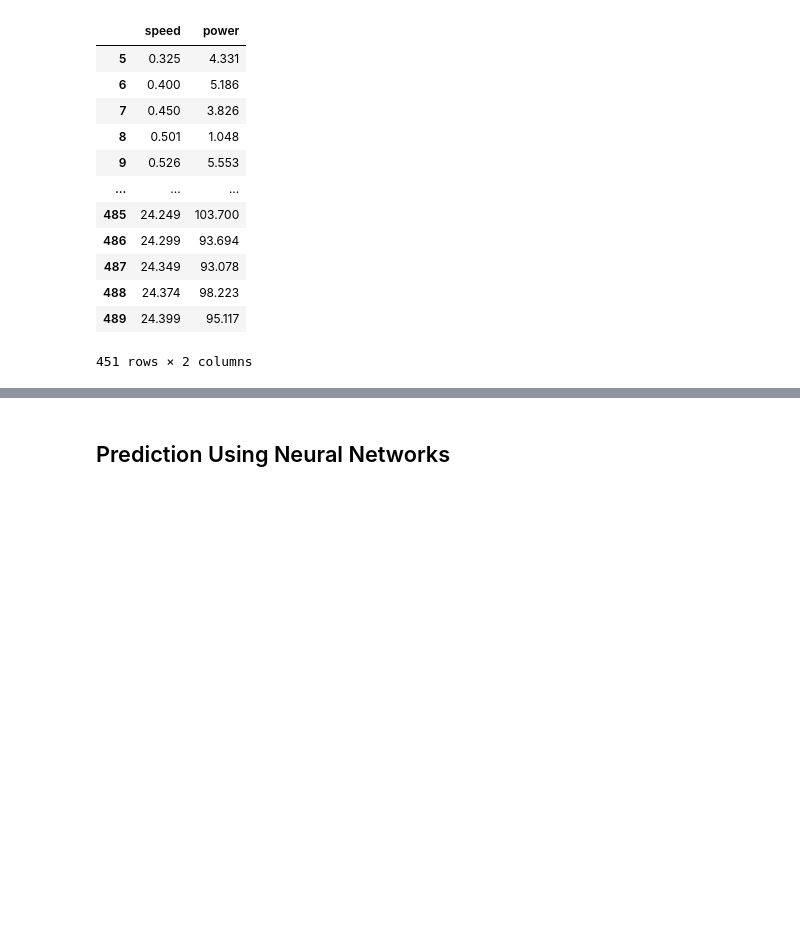
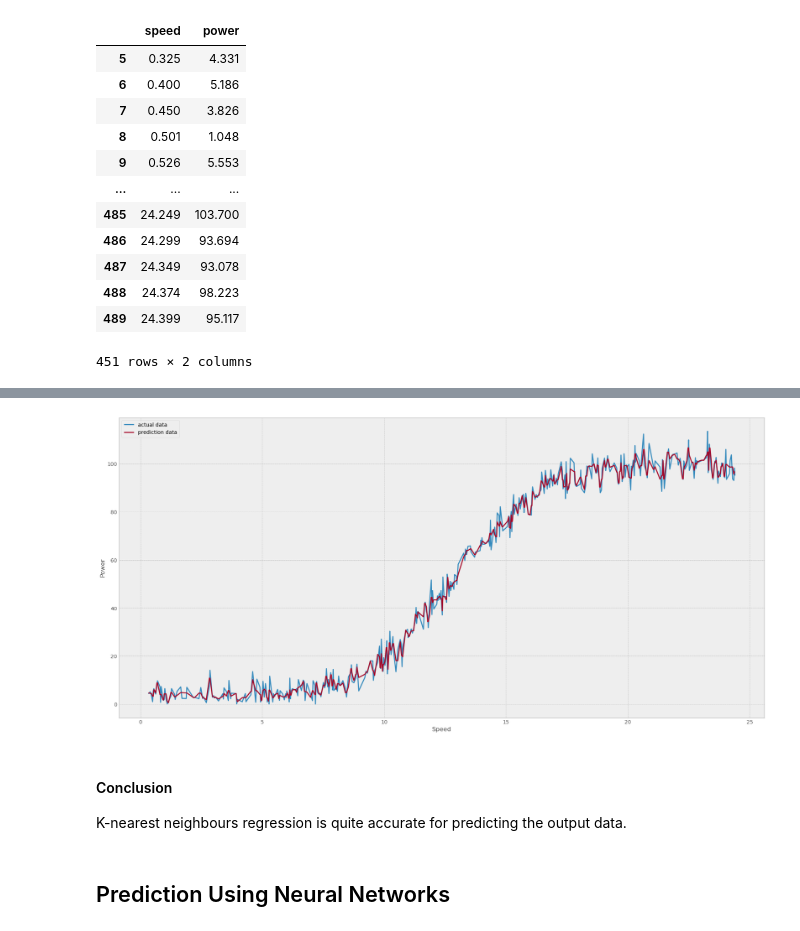
Before and after one commit to WilliamVida/EmergingTechnologiesProject, a Jupyter notebook: Project.ipynb, the cells around one changed output, grey strips where cells are left out. Drawn from its saved outputs; the diff is of its cells as text; code cells hidden in the pictures; blank space fills up the shorter version.

```diff
--- a/Project.ipynb
+++ b/Project.ipynb
@@ -322,4 +399,18 @@ print("25 outputs 0 but the previous non 0 power is 95.117 and highest output is
 25 outputs 0 but the previous non 0 power is 95.117 and highest output is 113.556
+# %%
+# Graph the actual data with the predicted data.
+plt.plot(speedPower["speed"], speedPower["power"], label = "actual data")
+plt.plot(X, neigh.predict(X), label = "prediction data")
+pplt.title("Power Production")
+lt.xlabel("Speed")
+plt.ylabel("Power")
+plt.legend(loc = "upper left")
+plt.show()
+# %% [output]
+[figure, added]
+# %% [markdown]
+#### Conclusion
+K-nearest neighbours regression is quite accurate for predicting the output data.
 # %% [markdown]
 ## Prediction Using Neural Networks
 # %% [markdown]
```
Also changed, not shown: parts of 28 cells of this notebook, 4 other files.
